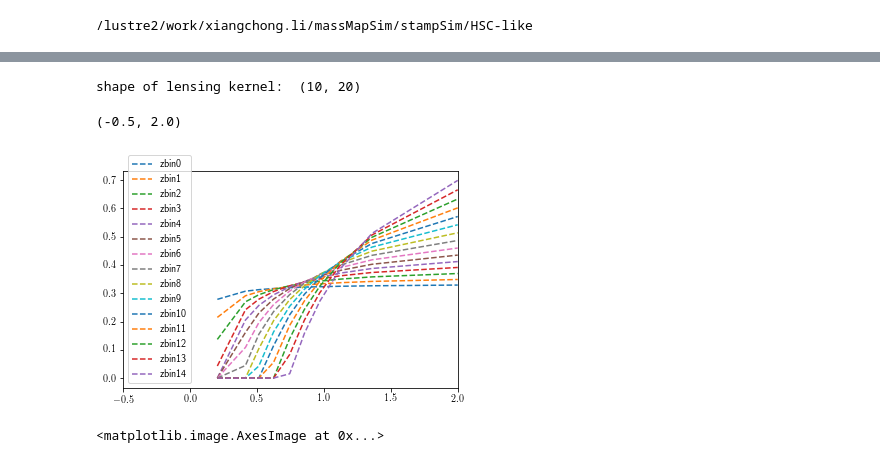
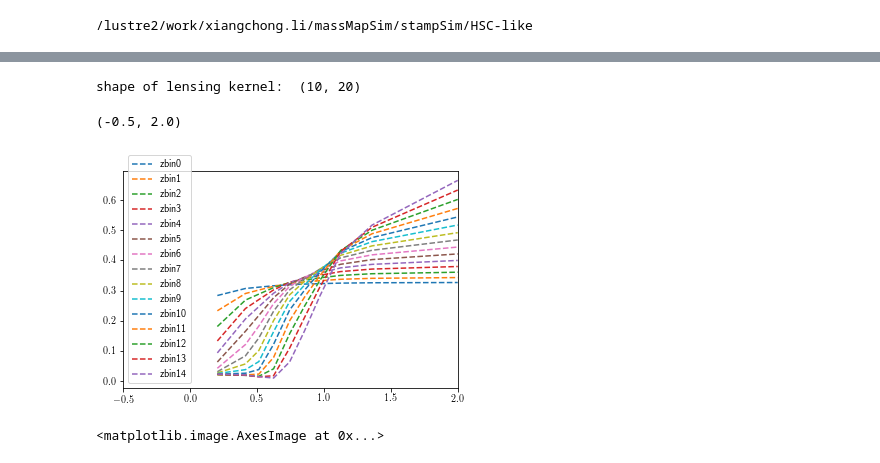
Before and after one commit to mr-superonion/splinv, a Jupyter notebook: notebook/toy_model-lensing_kernel.ipynb, the cells around one changed output, grey strips where cells are left out. Drawn from its saved outputs; the diff is of its cells as text; code cells hidden in the pictures.

```diff
--- a/notebook/toy_model-lensing_kernel.ipynb
+++ b/notebook/toy_model-lensing_kernel.ipynb
@@ -19,6 +25,6 @@ Populating the interactive namespace from numpy and matplotlib
 # %%
 deltaTrue=100   # input signal's magnitude
-zlt=0.234
+zlt=0.134
 izlo=np.where((zlt>gridInfo.zlbound[:-1])&(zlt<=gridInfo.zlbound[1:]))[0][0]
 
 C_LIGHT=2.99792458e8        # m/s
@@ -37,12 +43,31 @@ def four_pi_G_over_c_squared():
     fourpiGoverc2 /= 1.e6
     return fourpiGoverc2
 
-kl =   np.zeros(gridInfo.nz)
-mask=  (zlt<gridInfo.zcgrid)
-kl[mask] =   gridInfo.cosmo.Da(zlt,gridInfo.zcgrid[mask])*gridInfo.cosmo.Da(0.,zlt)\
-    /gridInfo.cosmo.Da(0.,gridInfo.zcgrid[mask])
-kl*=four_pi_G_over_c_squared()
-rhoM_ave=gridInfo.cosmo.rho_m(zlt)
-DaBin=gridInfo.cosmo.Da(gridInfo.zlbound[izlo],gridInfo.zlbound[izlo+1])
-gammat=np.matrix(kl*rhoM_ave*DaBin*deltaTrue).T
-#gammat=np.matrix(lk[:,izlo]).T*deltaTrue
+if False:
+    kl =   np.zeros(gridInfo.nz)
+    mask=  (zlt<gridInfo.zcgrid)
+    kl[mask] =   gridInfo.cosmo.Da(zlt,gridInfo.zcgrid[mask])*gridInfo.cosmo.Da(0.,zlt)\
+        /gridInfo.cosmo.Da(0.,gridInfo.zcgrid[mask])
+    kl*=four_pi_G_over_c_squared()
+    rhoM_ave=gridInfo.cosmo.rho_m(zlt)
+    DaBin=gridInfo.cosmo.Da(gridInfo.zlbound[izlo],gridInfo.zlbound[izlo+1])
+    lkT=kl*rhoM_ave*DaBin
+else:
+    bfn='/data2b/work/xiangchong.li/S16AStandard/S16AStandardV2/field/pz_pdf_bins_mlz.fits'
+    poz_bins=pyfits.getdata(bfn)['BINS']
+    kl =   np.zeros(len(poz_bins))
+    mask=  (zlt<poz_bins)
+    kl[mask] =   gridInfo.cosmo.Da(zlt,poz_bins[mask])*gridInfo.cosmo.Da(0.,zlt)\
+        /gridInfo.cosmo.Da(0.,poz_bins[mask])
+    kl*=four_pi_G_over_c_squared()
+    rhoM_ave=gridInfo.cosmo.rho_m(zlt)
+    DaBin=gridInfo.cosmo.Da(gridInfo.zlbound[izlo],gridInfo.zlbound[izlo+1])
+    lkT0=kl*rhoM_ave*DaBin
+    pdfAve=pyfits.getdata('./process-equalNum-test2/poz_ave.fits')
+    lkT=pdfAve.dot(lkT0)
+if True:
+    # not always at the center of the pixel
+    gammat=np.matrix(lkT*deltaTrue).T
+else:
+    # at the center of the pixel
+    gammat=np.matrix(lk[:,izlo]).T*deltaTrue
@@ -51,17 +79,18 @@ gammat=np.matrix(kl*rhoM_ave*DaBin*deltaTrue).T
 # %%
-lk=gridInfo.lensing_kernel()
+#lk=gridInfo.lensing_kernel()
+lk= gridInfo.lensing_kernel(poz_grids=poz_bins,poz_ave=pdfAve)
 lknorm=np.sqrt(np.sum(lk**2.,axis=0))
 lk1=lk/lknorm[None,:]
 print('shape of lensing kernel: ',lk1.shape)
 for izl in range(0,15):
     norm1=np.sqrt(np.sum(lk1[:,izl]**2.))
     plt.plot(gridInfo.zcgrid,lk1[:,izl]/norm1,'--',label='zbin%d' %izl)
 plt.legend(loc='lower left')
 plt.xlim(-.5,2.)
 # %% [output]
 shape of lensing kernel:  (10, 20)
 (-0.5, 2.0)
-[figure, old version]
+[figure, new version]
 # %%
 covariance=np.zeros((lk1.shape[1],lk1.shape[1]))
 for i in range(lk1.shape[1]):
```
Also changed, not shown: parts of 9 cells of this notebook, 2 other files.
